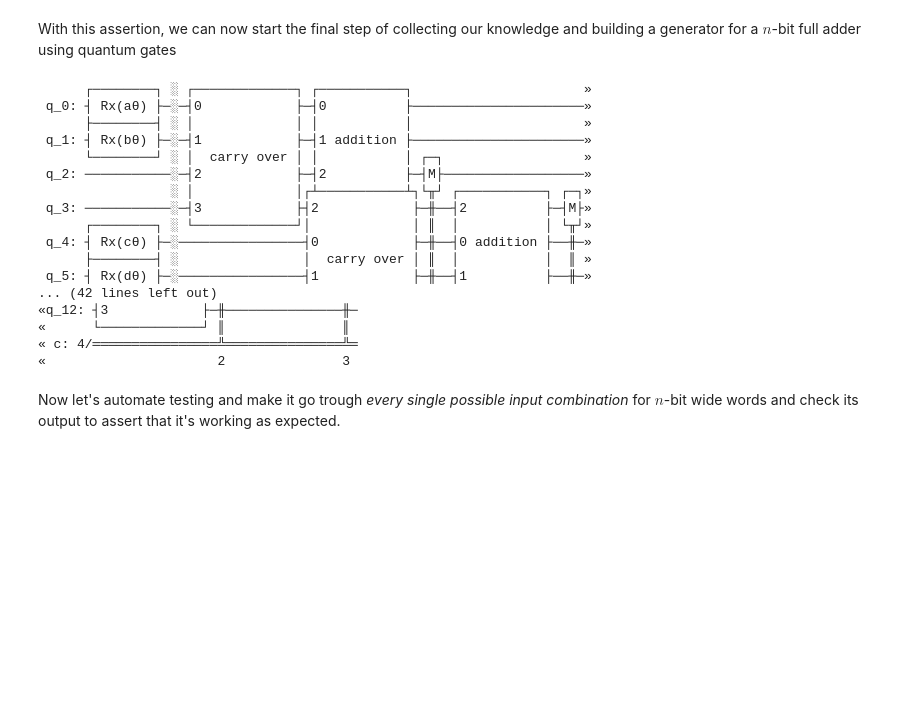
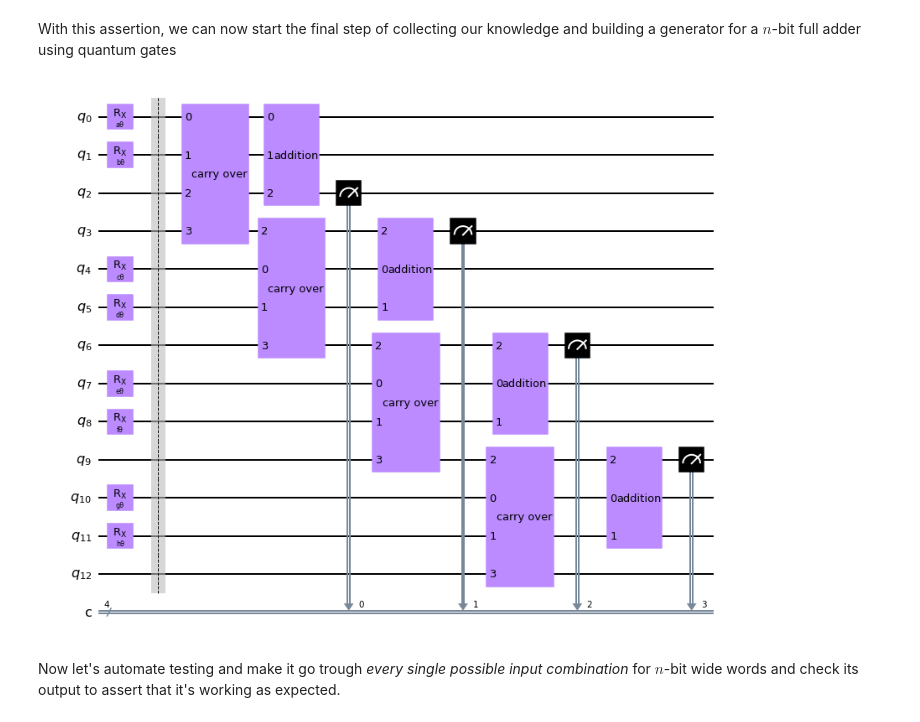
Before and after one commit to RicardoMonteiroSimoes/ZHAW_PAHS212, a Jupyter notebook: jupyter/full_adder_evaluation.ipynb, the cells around one changed output. Drawn from its saved outputs; the diff is of its cells as text; code cells hidden in the pictures; blank space fills up the shorter version.

```diff
--- a/jupyter/full_adder_evaluation.ipynb
+++ b/jupyter/full_adder_evaluation.ipynb
@@ -654,51 +617,35 @@ def create_full_adder(nbits):
     circuit = QuantumCircuit(n,nbits)
     parameters = create_parameters(2*nbits)
     iterparam = parameters.copy()
     circuit.rx(iterparam[0],0)
     circuit.rx(iterparam[1],1)
     del iterparam[0:2]
     iterable_parameters = iter(iterparam)
     for i in range(4,n):
         if i%3 == 0:
             continue
         else:
             circuit.rx(next(iterable_parameters),i)
     circuit.barrier()
     #start the circuitry
 
     for i in range(nbits):
         if i == 0:
             circuit.append(get_carry_over_circuit(), [0, 1, 2, 3])
             circuit.unitary(get_adder_circuit(), [0, 1, 2], label='addition')
             circuit.measure(2,0)
         else:
             circuit.append(get_carry_over_circuit(), [i*3+1, i*3+2, i*3, i*3+3])
             circuit.unitary(get_adder_circuit(), [i*3+1, i*3+2, i*3], label='addition')
             circuit.measure(i*3,i)
 
     return circuit
 
 #drawin a max sized adder. max size is limited due to the alphabet not having more letters :)
 #watch out! using anything over 4 qubits on a local simulator will lead to exponentially large waiting times or even crash your python kernel
-create_full_adder(4).draw()
+create_full_adder(4).draw('mpl')
 # %% [output]
-      ┌────────┐ ░ ┌─────────────┐ ┌───────────┐                      »
- q_0: ┤ Rx(aθ) ├─░─┤0            ├─┤0          ├──────────────────────»
-      ├────────┤ ░ │             │ │           │                      »
- q_1: ┤ Rx(bθ) ├─░─┤1            ├─┤1 addition ├──────────────────────»
-      └────────┘ ░ │  carry over │ │           │ ┌─┐                  »
- q_2: ───────────░─┤2            ├─┤2          ├─┤M├──────────────────»
-                 ░ │             │┌┴───────────┴┐└╥┘ ┌───────────┐ ┌─┐»
- q_3: ───────────░─┤3            ├┤2            ├─╫──┤2          ├─┤M├»
-      ┌────────┐ ░ └─────────────┘│             │ ║  │           │ └╥┘»
- q_4: ┤ Rx(cθ) ├─░────────────────┤0            ├─╫──┤0 addition ├──╫─»
-      ├────────┤ ░                │  carry over │ ║  │           │  ║ »
- q_5: ┤ Rx(dθ) ├─░────────────────┤1            ├─╫──┤1          ├──╫─»
-... (42 lines left out)
-«q_12: ┤3            ├─╫───────────────╫─
-«      └─────────────┘ ║               ║
-« c: 4/════════════════╩═══════════════╩═
-«                      2               3
+[figure, added]
 # %% [markdown]
 Now let's automate testing and make it go trough _every single possible input combination_ for $n$-bit wide words and check its output to assert that it's working as expected.
 # %%
```
Also changed, not shown: parts of 2 cells of this notebook, 7 other files.
